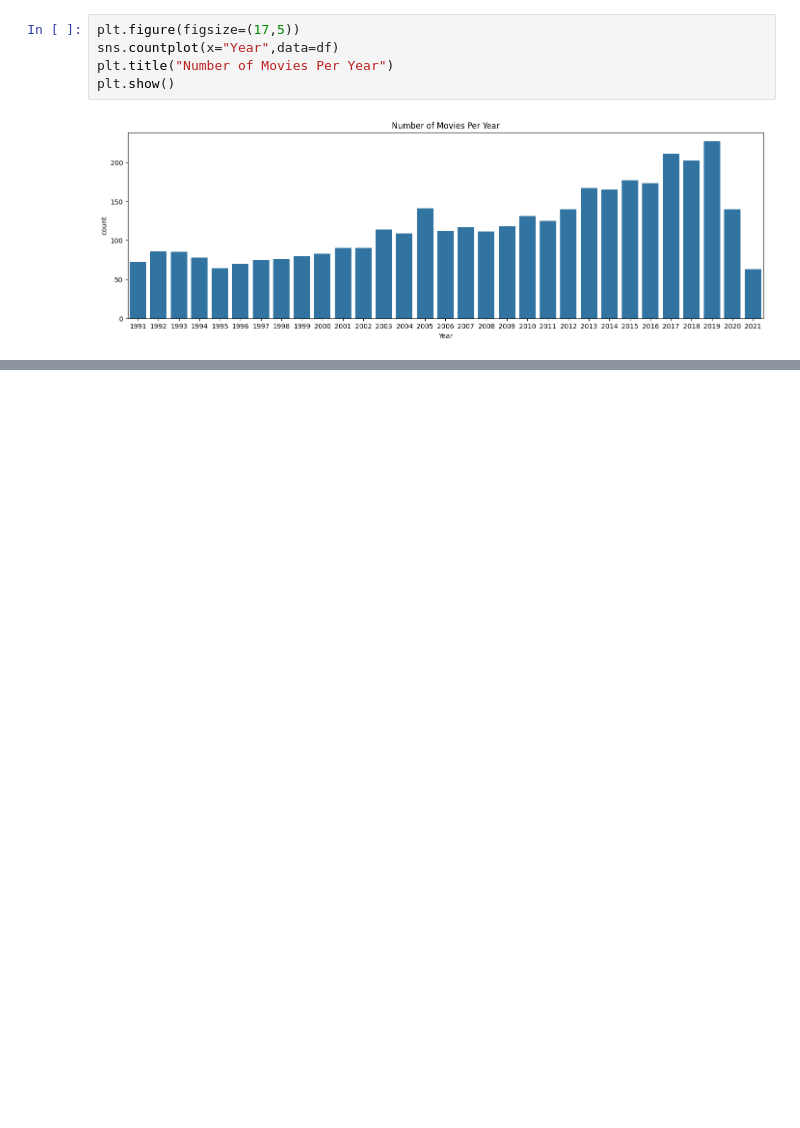
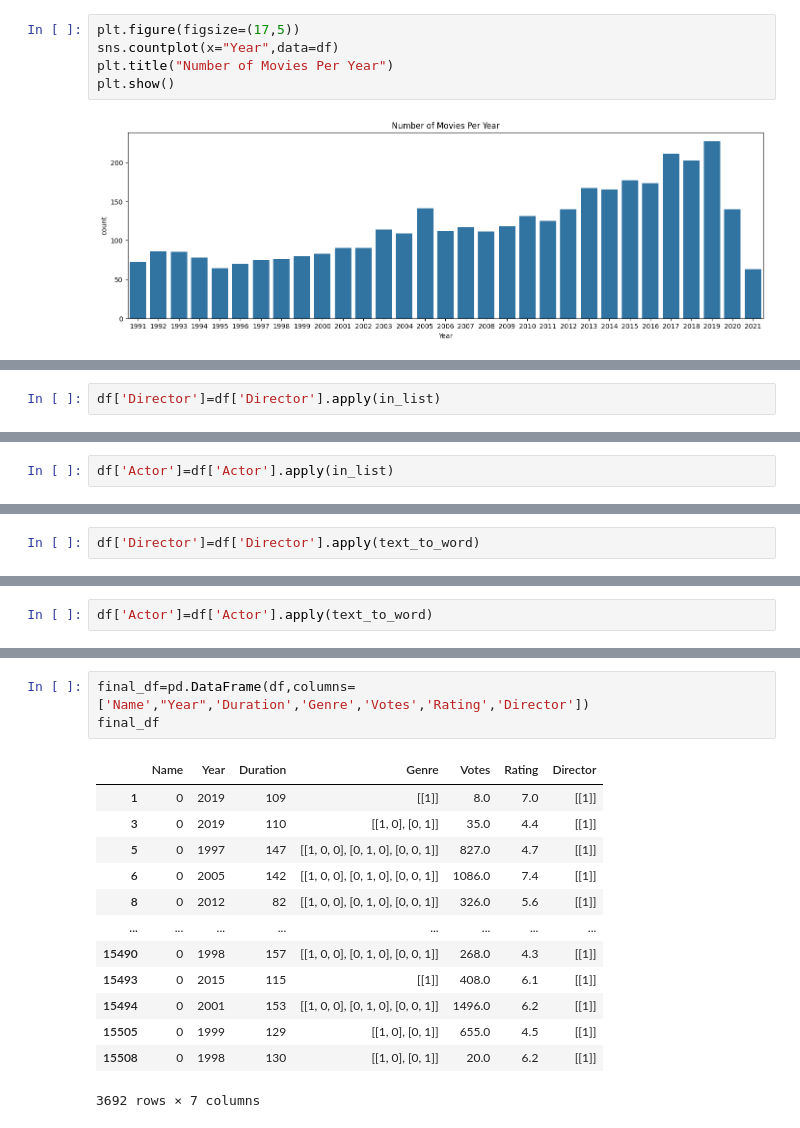
Before and after one commit to khushilal1/codSoft_Intern, a Jupyter notebook: movie_rating_prediction/movie_rating.ipynb, the cells around one changed output, grey strips where cells are left out. Drawn from its saved outputs; the diff is of its cells as text; blank space fills up the shorter version.

```diff
--- a/movie_rating_prediction/movie_rating.ipynb
+++ b/movie_rating_prediction/movie_rating.ipynb
@@ -840,0 +846,2 @@ r2_score(y_test,y_pred)
+# %%
+df['Director']=df['Director'].apply(in_list)
@@ -840,0 +854,2 @@ r2_score(y_test,y_pred)
+# %%
+df['Actor']=df['Actor'].apply(in_list)
@@ -840,0 +862,2 @@ r2_score(y_test,y_pred)
+# %%
+df['Director']=df['Director'].apply(text_to_word)
@@ -840,0 +870,2 @@ r2_score(y_test,y_pred)
+# %%
+df['Actor']=df['Actor'].apply(text_to_word)
@@ -840,0 +912,17 @@ r2_score(y_test,y_pred)
+# %%
+final_df=pd.DataFrame(df,columns=['Name',"Year",'Duration','Genre','Votes','Rating','Director'])
+final_df
+# %% [output]
+|  | Name | Year | Duration | Genre | Votes | Rating | Director |
+| 1 | 0 | 2019 | 109 | [[1]] | 8.0 | 7.0 | [[1]] |
+| 3 | 0 | 2019 | 110 | [[1, 0], [0, 1]] | 35.0 | 4.4 | [[1]] |
+| 5 | 0 | 1997 | 147 | [[1, 0, 0], [0, 1, 0], [0, 0, 1]] | 827.0 | 4.7 | [[1]] |
+| 6 | 0 | 2005 | 142 | [[1, 0, 0], [0, 1, 0], [0, 0, 1]] | 1086.0 | 7.4 | [[1]] |
+| 8 | 0 | 2012 | 82 | [[1, 0, 0], [0, 1, 0], [0, 0, 1]] | 326.0 | 5.6 | [[1]] |
+| ... | ... | ... | ... | ... | ... | ... | ... |
+| 15490 | 0 | 1998 | 157 | [[1, 0, 0], [0, 1, 0], [0, 0, 1]] | 268.0 | 4.3 | [[1]] |
+| 15493 | 0 | 2015 | 115 | [[1]] | 408.0 | 6.1 | [[1]] |
+| 15494 | 0 | 2001 | 153 | [[1, 0, 0], [0, 1, 0], [0, 0, 1]] | 1496.0 | 6.2 | [[1]] |
+| 15505 | 0 | 1999 | 129 | [[1, 0], [0, 1]] | 655.0 | 4.5 | [[1]] |
+| 15508 | 0 | 1998 | 130 | [[1, 0], [0, 1]] | 20.0 | 6.2 | [[1]] |
+3692 rows × 7 columns
```
Also changed, not shown: parts of 136 cells of this notebook, 6 other files.
